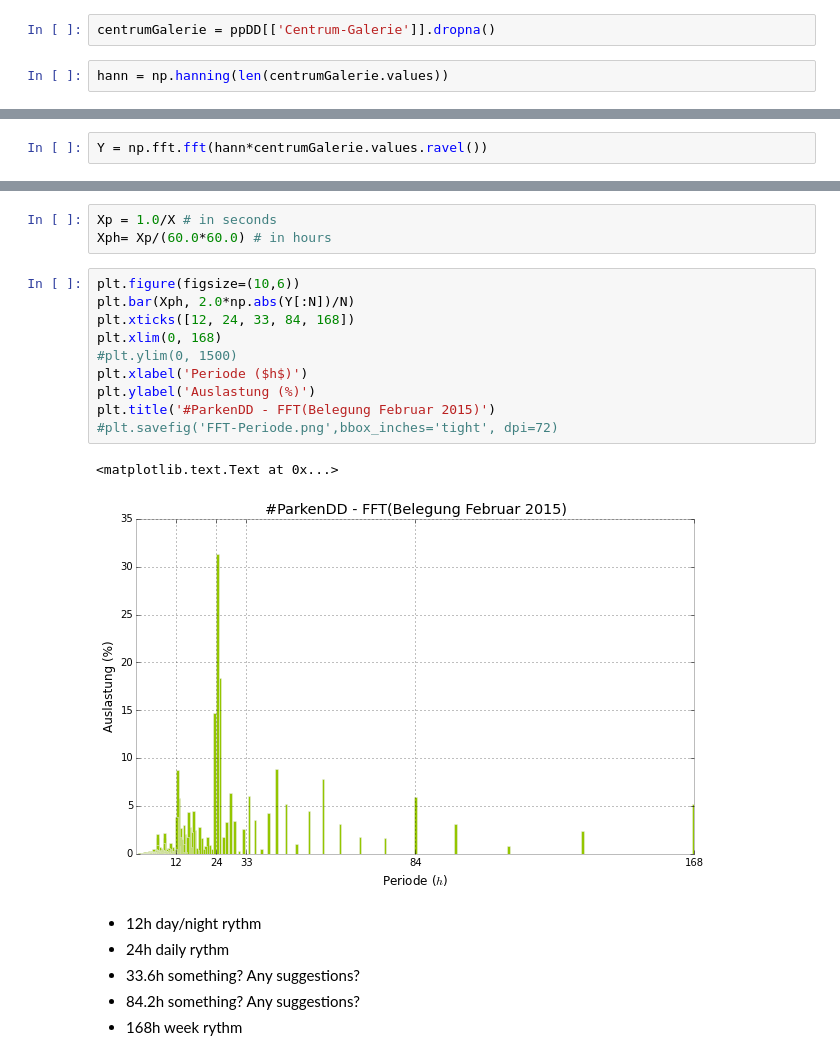
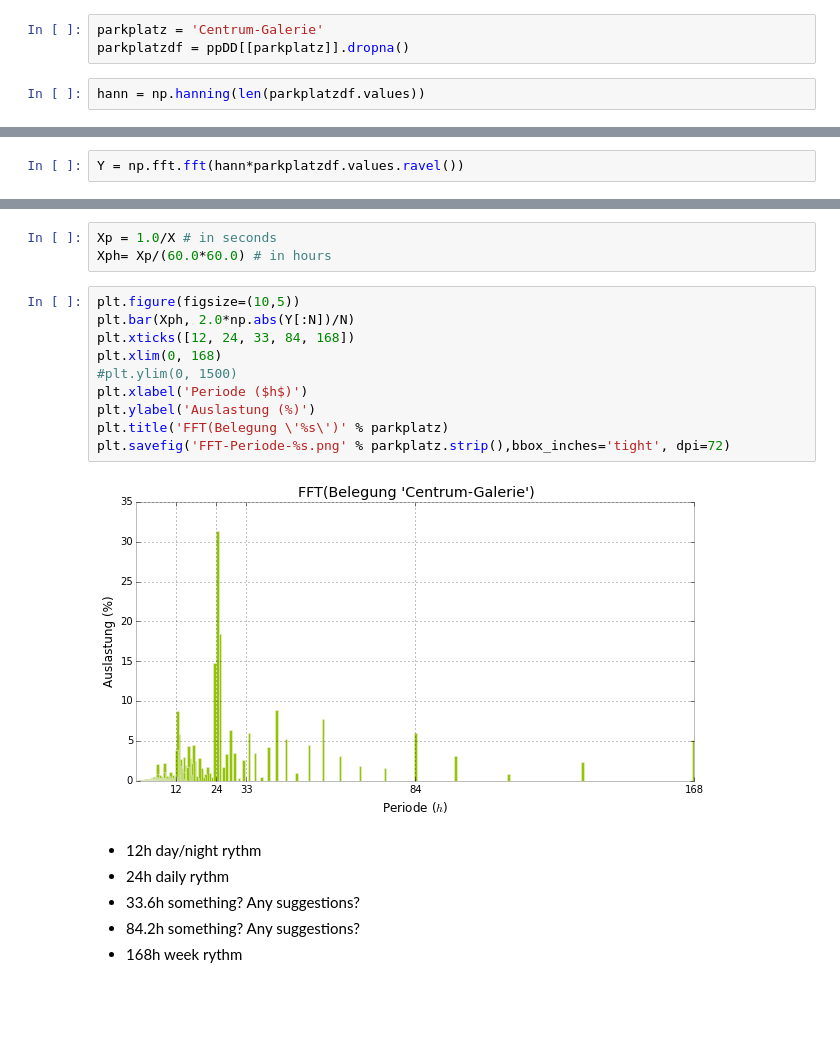
Before and after one commit to MechLabEngineering/ParkplaetzeDD, a Jupyter notebook: FFT-Forecast.ipynb, the cells around one changed output, grey strips where cells are left out. Cells and saved outputs as stored; diff of their text form; blank space fills up the shorter version.

```diff
--- a/FFT-Forecast.ipynb
+++ b/FFT-Forecast.ipynb
@@ -31,5 +52,6 @@ ppDD = ppDD.applymap(lambda x: min(max(x, 0.0), 100.0))
 # %%
-centrumGalerie = ppDD[['Centrum-Galerie']].dropna()
+parkplatz = 'Centrum-Galerie'
+parkplatzdf = ppDD[[parkplatz]].dropna()
 # %%
-hann = np.hanning(len(centrumGalerie.values))
+hann = np.hanning(len(parkplatzdf.values))
 # %%
@@ -37,7 +59,7 @@ centrumGalerie.values.ravel()
 # %% [output]
 array([ 12.,  12.,  12., ...,  12.,  12.,  13.])
 # %%
-Y = np.fft.fft(hann*centrumGalerie.values.ravel())
+Y = np.fft.fft(hann*parkplatzdf.values.ravel())
 # %%
 N = len(Y)/2+1
 fa = 1.0/(15.0*60.0) # every 15 minutes
@@ -54,18 +76,17 @@ plt.ylabel('Belegung [%]')
 Xp = 1.0/X # in seconds
 Xph= Xp/(60.0*60.0) # in hours
 # %%
-plt.figure(figsize=(10,6))
+plt.figure(figsize=(10,5))
 plt.bar(Xph, 2.0*np.abs(Y[:N])/N)
 plt.xticks([12, 24, 33, 84, 168])
 plt.xlim(0, 168)
 #plt.ylim(0, 1500)
 plt.xlabel('Periode ($h$)')
 plt.ylabel('Auslastung (%)')
-plt.title('#ParkenDD - FFT(Belegung Februar 2015)')
-#plt.savefig('FFT-Periode.png',bbox_inches='tight', dpi=72)
+plt.title('FFT(Belegung \'%s\')' % parkplatz)
+plt.savefig('FFT-Periode-%s.png' % parkplatz.strip(),bbox_inches='tight', dpi=72)
 # %% [output]
-<matplotlib.text.Text at 0x...>
-[figure, old version]
+[figure, new version]
 # %% [markdown]
 * 12h day/night rythm
 * 24h daily rythm
```
Also changed, not shown: parts of 2 cells of this notebook, 9 other files.
